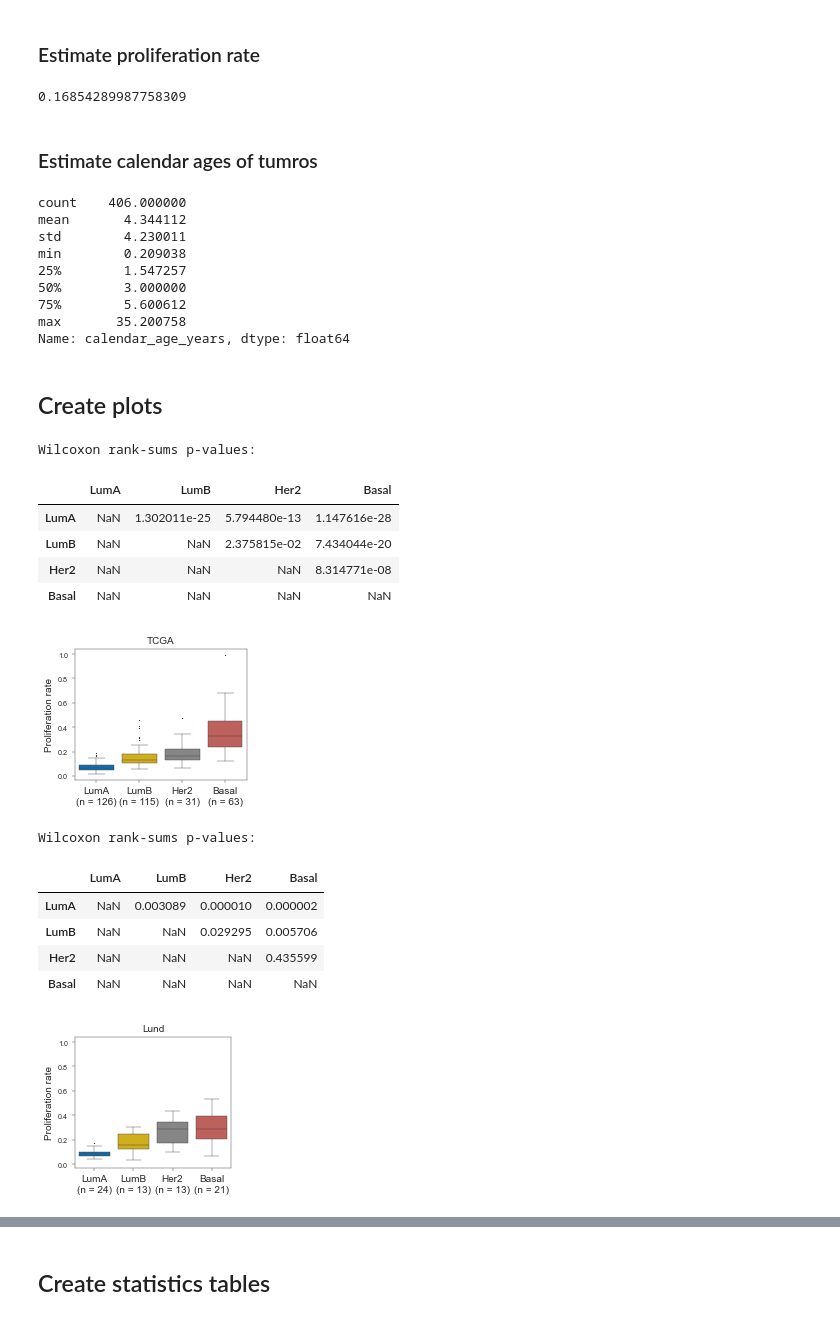
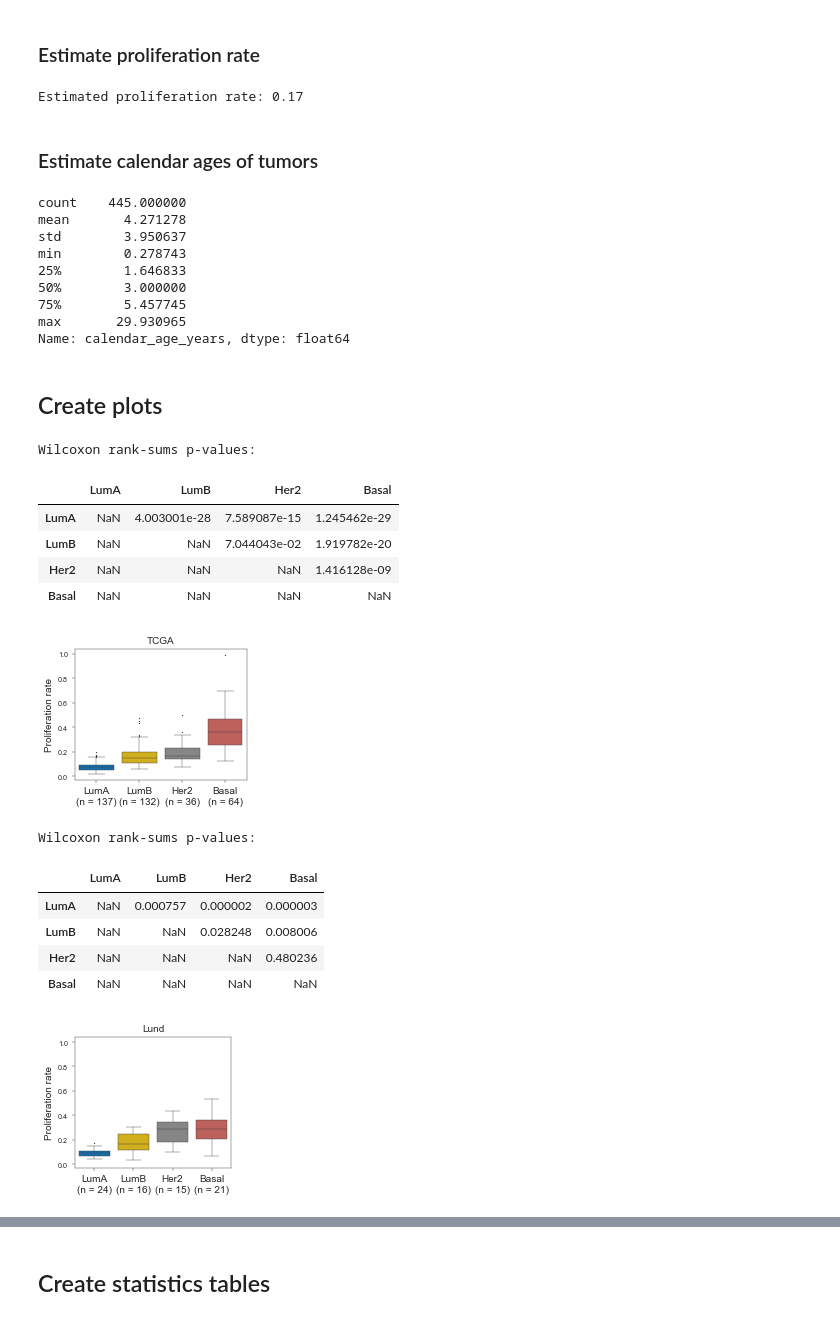
Before and after one commit to danmonyak/EpiClockInvasiveBRCA, a Jupyter notebook: 7. Analysis/Estimate ages.ipynb, the cells around one changed output, grey strips where cells are left out. Saved outputs shown, nothing was run; the diff lists cells and outputs as text; code cells hidden in the pictures.

```diff
--- a/7. Analysis/Estimate ages.ipynb
+++ b/7. Analysis/Estimate ages.ipynb
@@ -29,7 +29,7 @@ os.makedirs(figure_outdir, exist_ok=True)
 ## Input data directories
 
 Lund_clinical_dir = os.path.join(consts['official_indir'], 'Lund')
-Lund_c_beta_dir = os.path.join(consts['repo_dir'], 'Process_Other_Data_Sources', 'outputs', 'Lund')
+Lund_c_beta_dir = os.path.join(consts['repo_dir'], '4. Process Supplementary Data', 'outputs_revision', 'Lund')
 beta_peak_indir = os.path.join(consts['official_indir'], 'Beta Peak Decomposition')
 
 ## List of PAM50 subtypes considered
@@ -42,7 +42,7 @@ subtype_list = ['LumA', 'LumB', 'Her2', 'Basal']
 
 clinical = {}
 
-clinical['TCGA'] = pd.read_table(os.path.join(consts['TCGA_datadir'], 'TCGA.clinical.annotated.tsv'), index_col=0)
+clinical['TCGA'] = pd.read_table(os.path.join(consts['TCGA_datadir'], 'TCGA.clinical.annotated_revision.tsv'), index_col=0)
 clinical['Lund'] = pd.read_table(os.path.join(Lund_clinical_dir, 'Lund.clinical.txt'), index_col=0, dtype={'grade':str})
 clinical['Lund']['c_beta'] = pd.read_table(os.path.join(Lund_c_beta_dir, 'Lund.c_beta.txt'), index_col=0).squeeze("columns")
 
@@ -56,11 +58,24 @@ clinical['Lund']['subtype'] = clinical['Lund']['genefu.pam50.subtype']
+# %%
+TCGA_LUMP_values = pd.read_table(os.path.join(consts['TCGA_datadir'], 'TCGA.LUMP_values.tsv'), index_col=0).squeeze('columns')
+clinical['TCGA'] = clinical['TCGA'].merge(TCGA_LUMP_values, left_on='Sample.ID', right_index=True, how='left')
 # %% [markdown]
 ### Beta decomposition data
 # %%
 # For both datasets
 for dataset in clinical:
+    print(f'\n{dataset}')
+
+    # Exclude "Normal" subtype tumors
+    clinical[dataset] = clinical[dataset].loc[clinical[dataset]['in_analysis_dataset'] & ~clinical[dataset]['c_beta'].isna()]
+
+    before = clinical[dataset].shape[0]
+    clinical[dataset] = clinical[dataset].loc[clinical[dataset]['subtype'] != 'Normal']
+    after = clinical[dataset].shape[0]
+    print(f'{before - after} normal-subtype tumors were removed')
+
 
     # Import modes of the three beta distributions
-    modes = pd.read_csv(os.path.join(beta_peak_indir, dataset, 'readable_tables', 'modes.txt'), sep=' ')
+    modes = pd.read_csv(os.path.join(beta_peak_indir, dataset, 'modes.txt'), sep=' ')
 
     # Need to format the TCGA sample names
     if dataset == 'TCGA':
@@ -71,17 +86,23 @@ for dataset in clinical:
     clinical[dataset]['beta_middle'] = modes.apply(lambda x: np.sort(x)[1], axis=1)
     clinical[dataset]['beta_B'] = modes.apply(lambda x: np.sort(x)[2], axis=1)
 
+    # Exclude tumors with middle peaks outside of [0.4, 0.6]
+    before = clinical[dataset].shape[0]
+    clinical[dataset] = clinical[dataset].loc[(clinical[dataset]['beta_middle'] >= 0.4) & (clinical[dataset]['beta_middle'] <= 0.6)]
+    after = clinical[dataset].shape[0]
+    print(f'{before - after} tumors removed for off-center middle peaks')
+
+    # Exclude tumors with left or right peaks on the wrong side of 0.5
+    before = clinical[dataset].shape[0]
+    clinical[dataset] = clinical[dataset].loc[(clinical[dataset]['beta_A'] < 0.5) & (clinical[dataset]['beta_B'] > 0.5)]
+    after = clinical[dataset].shape[0]
+    print(f'{before - after} tumors removed for left or right peaks on the wrong side of 0.5')
+
     # Estimates using left and right peaks
     clinical[dataset]['avg_n_flips_estA'] = -np.log(1 - 2 * clinical[dataset]['beta_A']) / 2
     clinical[dataset]['avg_n_flips_estB'] = -np.log(2 * clinical[dataset]['beta_B'] - 1) / 2
 
     # Use the average of the two estimates
     clinical[dataset]['avg_n_flips'] = (clinical[dataset]['avg_n_flips_estA'] + clinical[dataset]['avg_n_flips_estB']) / 2
-
-    # Exclude "Normal" subtype tumors
-    clinical[dataset] = clinical[dataset].loc[clinical[dataset]['in_analysis_dataset'] & (clinical[dataset]['subtype'] != 'Normal') & ~clinical[dataset]['c_beta'].isna()]
-
-    # Exclude tumors with middle peaks outside of [0.4, 0.6]
-    clinical[dataset] = clinical[dataset].loc[(clinical[dataset]['beta_middle'] >= 0.4) & (clinical[dataset]['beta_middle'] <= 0.6)]
 # %% [output]
 TCGA
@@ -260,11 +287,11 @@ flip_rate_est
 # %%
 prolif_rate_est = np.mean(combined_intermed_df['prolif_rate'])
 
-print(f'Estimated proliferation rate: {prolif_rate_est:.4f}')
+print(f'Estimated proliferation rate: {prolif_rate_est:.2f}')
 # %% [output]
-0.16854289987758309
+Estimated proliferation rate: 0.17
 # %% [markdown]
-### Estimate calendar ages of tumros
+### Estimate calendar ages of tumors
 # %%
 ## Calculate mitotic and calendar ages
 
@@ -282,37 +309,37 @@ combined_calendar = pd.concat(
     axis=0)
 display(combined_calendar.loc[combined_calendar['in_analysis_dataset'], 'calendar_age_years'].describe())
 # %% [output]
-count    406.000000
-mean       4.344112
-std        4.230011
-min        0.209038
-25%        1.547257
+count    445.000000
+mean       4.271278
+std        3.950637
+min        0.278743
+25%        1.646833
 50%        3.000000
-75%        5.600612
-max       35.200758
+75%        5.457745
+max       29.930965
 Name: calendar_age_years, dtype: float64
 # %% [markdown]
 ## Create plots
 # %%
 ## Plot proliferation rate by subtype in TCGA
 ## Output Wilcoxon rank-sum p-values instead of using significance bars
 
 clinical['TCGA'].name = 'TCGA'
 epi_util.saveBoxPlotNew(clinical['TCGA'], 'subtype.pam50', restrict=True,
                    var_y='prolif_rate', ylabel='Proliferation rate',
-                   outdir='figures', title=True, use_groups=subtype_list,
+                   outdir=figure_outdir, title=True, use_groups=subtype_list,
                    palette=consts['palette_jco'], signif_bar_heights=None,
                    figsize=figsize * [1.1, 1], labelfontsize=consts['labelfontsize'], ticksfontsize=consts['ticksfontsize'], sf=sf, linewidth=consts['linewidth'], fliersize=consts['fliersize'])
 
 pvalue_tbl = epi_util.getWilcoxonPvalueTable(clinical['TCGA'], 'subtype.pam50', 'prolif_rate', use_groups=subtype_list)
 print('Wilcoxon rank-sums p-values:')
 display(pvalue_tbl)
 # %% [output]
 Wilcoxon rank-sums p-values:
 |  | LumA | LumB | Her2 | Basal |
-| LumA | NaN | 1.302011e-25 | 5.794480e-13 | 1.147616e-28 |
-| LumB | NaN | NaN | 2.375815e-02 | 7.434044e-20 |
-| Her2 | NaN | NaN | NaN | 8.314771e-08 |
+| LumA | NaN | 4.003001e-28 | 7.589087e-15 | 1.245462e-29 |
+| LumB | NaN | NaN | 7.044043e-02 | 1.919782e-20 |
+| Her2 | NaN | NaN | NaN | 1.416128e-09 |
 | Basal | NaN | NaN | NaN | NaN |
 [figure]
 # %%
@@ -322,7 +349,7 @@ Wilcoxon rank-sums p-values:
 clinical['Lund'].name = 'Lund'
 epi_util.saveBoxPlotNew(clinical['Lund'], 'genefu.pam50.subtype', restrict=True,
                    var_y='prolif_rate', ylabel='Proliferation rate',
-                   outdir='figures', title=True, use_groups = subtype_list,
+                   outdir=figure_outdir, title=True, use_groups = subtype_list,
                    palette=consts['palette_jco'], ylim=(-0.03, 1.04), signif_bar_heights=None,
                    figsize=figsize, labelfontsize=consts['labelfontsize'], ticksfontsize=consts['ticksfontsize'], sf=sf, linewidth=consts['linewidth'], fliersize=consts['fliersize'])
 
@@ -332,11 +359,11 @@ display(pvalue_tbl)
 # %% [output]
 Wilcoxon rank-sums p-values:
 |  | LumA | LumB | Her2 | Basal |
-| LumA | NaN | 0.003089 | 0.000010 | 0.000002 |
-| LumB | NaN | NaN | 0.029295 | 0.005706 |
-| Her2 | NaN | NaN | NaN | 0.435599 |
+| LumA | NaN | 0.000757 | 0.000002 | 0.000003 |
+| LumB | NaN | NaN | 0.028248 | 0.008006 |
+| Her2 | NaN | NaN | NaN | 0.480236 |
 | Basal | NaN | NaN | NaN | NaN |
-[figure, old version]
+[figure, new version]
 # %%
 ## Plot mitotic age distributions in a swarmplot for both cohorts
 
```
Also changed, not shown: parts of 12 cells of this notebook.
